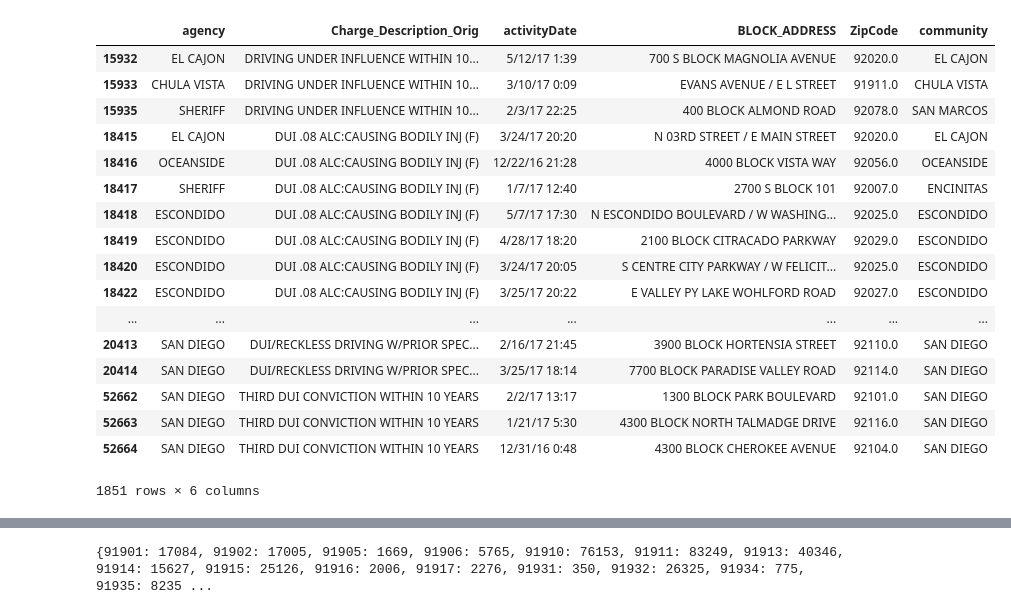
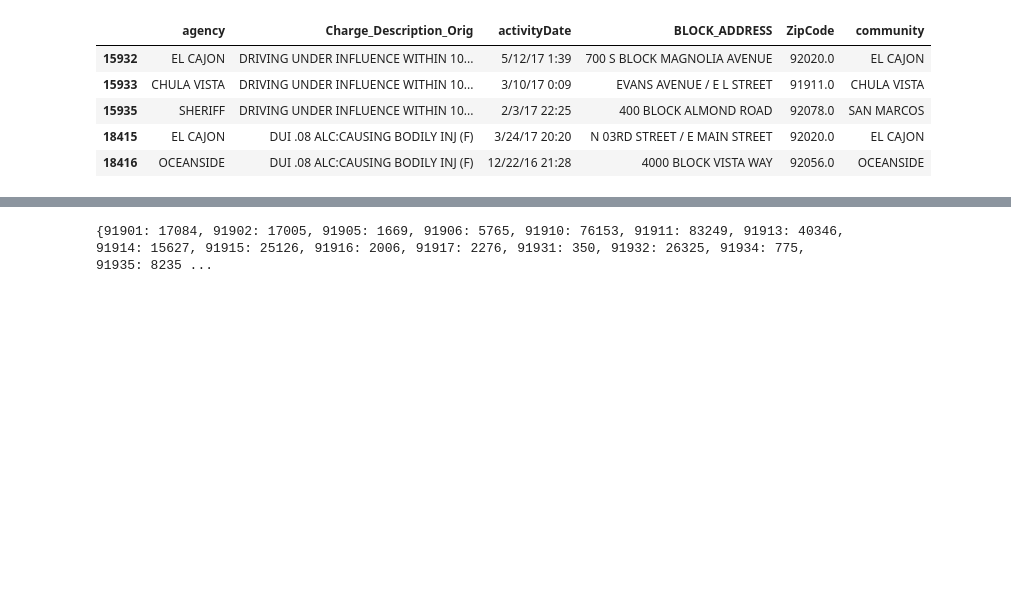
Before and after one commit to sarah-george/San-Diego-DUI-Crashes-and-Arrests, a Jupyter notebook: DUI_Notebook.ipynb, the cells around one changed output, grey strips where cells are left out. Saved outputs shown, nothing was run; the diff lists cells and outputs as text; code cells hidden in the pictures; blank space fills up the shorter version.

```diff
--- a/DUI_Notebook.ipynb
+++ b/DUI_Notebook.ipynb
@@ -30,24 +22,12 @@ incidents_180.head(13)
 # %%
-#we want info on just DUI incidents
+# Filter dataframe down to info on just DUI incidents
 dui_incidents_180 = incidents_180[incidents_180['Charge_Description_Orig'].str.contains("DUI")]
-dui_incidents_180
+dui_incidents_180.head(5)
 # %% [output]
 |  | agency | Charge_Description_Orig | activityDate | BLOCK_ADDRESS | ZipCode | community |
 | 15932 | EL CAJON | DRIVING UNDER INFLUENCE WITHIN 10... | 5/12/17 1:39 | 700 S BLOCK MAGNOLIA AVENUE | 92020.0 | EL CAJON |
 | 15933 | CHULA VISTA | DRIVING UNDER INFLUENCE WITHIN 10... | 3/10/17 0:09 | EVANS AVENUE / E L STREET | 91911.0 | CHULA VISTA |
 | 15935 | SHERIFF | DRIVING UNDER INFLUENCE WITHIN 10... | 2/3/17 22:25 | 400 BLOCK ALMOND ROAD | 92078.0 | SAN MARCOS |
 | 18415 | EL CAJON | DUI .08 ALC:CAUSING BODILY INJ (F) | 3/24/17 20:20 | N 03RD STREET / E MAIN STREET | 92020.0 | EL CAJON |
 | 18416 | OCEANSIDE | DUI .08 ALC:CAUSING BODILY INJ (F) | 12/22/16 21:28 | 4000 BLOCK VISTA WAY | 92056.0 | OCEANSIDE |
-| 18417 | SHERIFF | DUI .08 ALC:CAUSING BODILY INJ (F) | 1/7/17 12:40 | 2700 S BLOCK 101 | 92007.0 | ENCINITAS |
-| 18418 | ESCONDIDO | DUI .08 ALC:CAUSING BODILY INJ (F) | 5/7/17 17:30 | N ESCONDIDO BOULEVARD / W WASHING... | 92025.0 | ESCONDIDO |
-| 18419 | ESCONDIDO | DUI .08 ALC:CAUSING BODILY INJ (F) | 4/28/17 18:20 | 2100 BLOCK CITRACADO PARKWAY | 92029.0 | ESCONDIDO |
-| 18420 | ESCONDIDO | DUI .08 ALC:CAUSING BODILY INJ (F) | 3/24/17 20:05 | S CENTRE CITY PARKWAY / W FELICIT... | 92025.0 | ESCONDIDO |
-| 18422 | ESCONDIDO | DUI .08 ALC:CAUSING BODILY INJ (F) | 3/25/17 20:22 | E VALLEY PY LAKE WOHLFORD ROAD | 92027.0 | ESCONDIDO |
-| ... | ... | ... | ... | ... | ... | ... |
-| 20413 | SAN DIEGO | DUI/RECKLESS DRIVING W/PRIOR SPEC... | 2/16/17 21:45 | 3900 BLOCK HORTENSIA STREET | 92110.0 | SAN DIEGO |
-| 20414 | SAN DIEGO | DUI/RECKLESS DRIVING W/PRIOR SPEC... | 3/25/17 18:14 | 7700 BLOCK PARADISE VALLEY ROAD | 92114.0 | SAN DIEGO |
-| 52662 | SAN DIEGO | THIRD DUI CONVICTION WITHIN 10 YEARS | 2/2/17 13:17 | 1300 BLOCK PARK BOULEVARD | 92101.0 | SAN DIEGO |
-| 52663 | SAN DIEGO | THIRD DUI CONVICTION WITHIN 10 YEARS | 1/21/17 5:30 | 4300 BLOCK NORTH TALMADGE DRIVE | 92116.0 | SAN DIEGO |
-| 52664 | SAN DIEGO | THIRD DUI CONVICTION WITHIN 10 YEARS | 12/31/16 0:48 | 4300 BLOCK CHEROKEE AVENUE | 92104.0 | SAN DIEGO |
-1851 rows × 6 columns
 # %%
```
Also changed, not shown: parts of 56 cells of this notebook.
